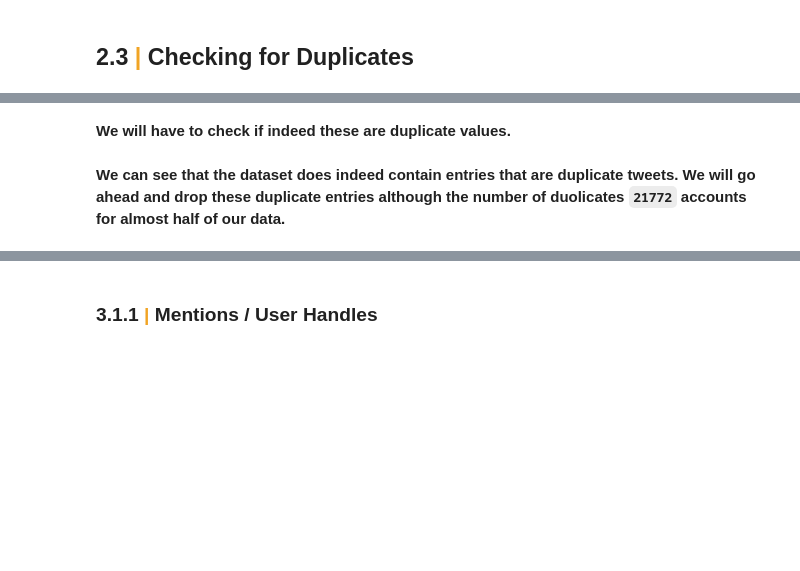
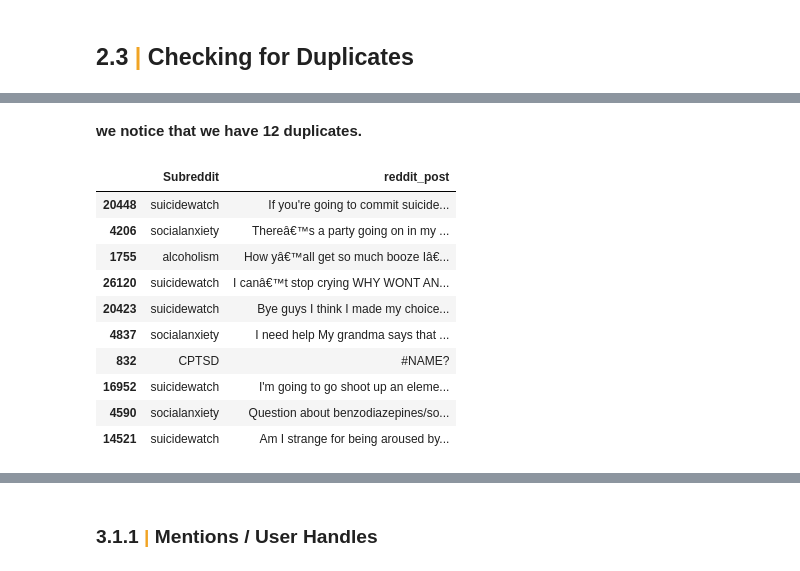
Before and after one commit to alexmuturi/Mental-Health-Chatbot, a Jupyter notebook: notebooks/1. data_pre_processing.ipynb, the cells around one changed output, grey strips where cells are left out. Saved outputs shown, nothing was run; the diff lists cells and outputs as text; code cells hidden in the pictures; blank space fills up the shorter version.

```diff
--- a/notebooks/1. data_pre_processing.ipynb
+++ b/notebooks/1. data_pre_processing.ipynb
@@ -285,5 +310,17 @@ print("*"*40)
-# %% [markdown]
-**We will have to check if indeed these are duplicate values.**
+# %% [markdown]
+**we notice that we have 12 duplicates.**
 # %%
-# checking if the duolicate values are indeed duplicates
-df[df.duplicated(subset=['tweet'],keep=False)].sort_values(by='tweet').sample(10)
+#checking if the duolicate values are indeed duplicates
+df[df.duplicated(subset=['reddit_post'],keep=False)].sort_values(by='reddit_post').sample(10)
+# %% [output]
+|  | Subreddit | reddit_post |
+| 20448 | suicidewatch | If you're going to commit suicide... |
+| 4206 | socialanxiety | Thereâ€™s a party going on in my ... |
+| 1755 | alcoholism | How yâ€™all get so much booze Iâ€... |
+| 26120 | suicidewatch | I canâ€™t stop crying WHY WONT AN... |
+| 20423 | suicidewatch | Bye guys I think I made my choice... |
+| 4837 | socialanxiety | I need help My grandma says that ... |
+| 832 | CPTSD | #NAME? |
+| 16952 | suicidewatch | I'm going to go shoot up an eleme... |
+| 4590 | socialanxiety | Question about benzodiazepines/so... |
+| 14521 | suicidewatch | Am I strange for being aroused by... |
@@ -292,5 +327,3 @@ df[df['id'] == 1094014959636410368]
-# %% [markdown]
-**We can see that the dataset does indeed contain entries that are duplicate tweets. We will go ahead and drop these duplicate entries although the number of duolicates `21772` accounts for almost half of our data.**
 # %%
 df = df.drop_duplicates()
 
```
Also changed, not shown: parts of 40 cells of this notebook.
